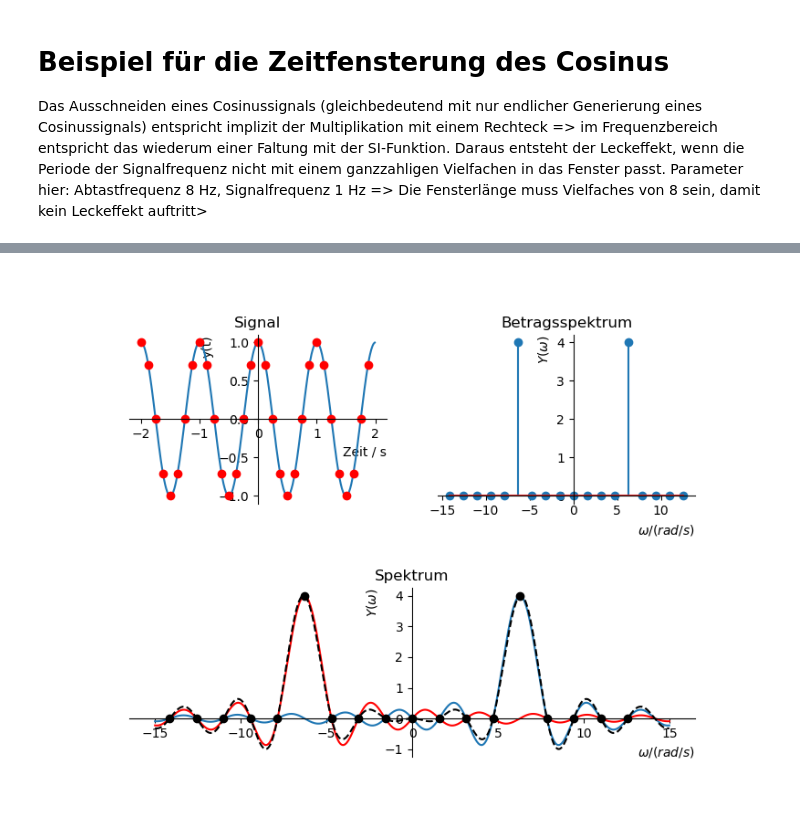
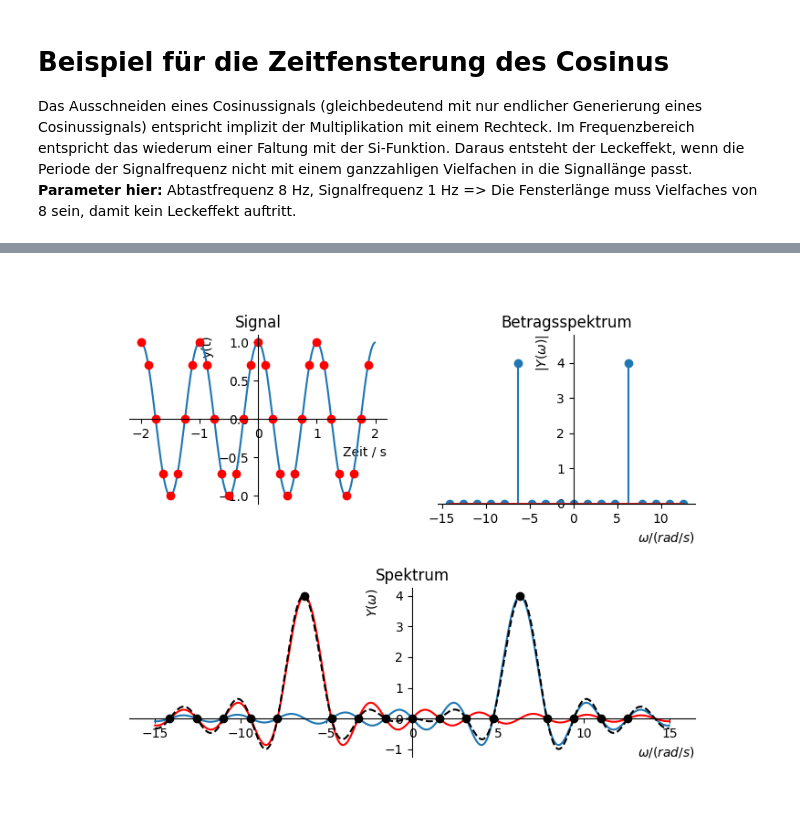
Before and after one commit to bdcodebase/JLdeployments, a Jupyter notebook: content/Leckage.ipynb, the cells around one changed output, grey strips where cells are left out. Saved outputs shown, nothing was run; the diff lists cells and outputs as text; code cells hidden in the pictures.

```diff
--- a/content/Leckage.ipynb
+++ b/content/Leckage.ipynb
@@ -1,7 +1,7 @@
 # %% [markdown]
 # Beispiel für die Zeitfensterung des Cosinus
-Das Ausschneiden eines Cosinussignals (gleichbedeutend mit nur endlicher Generierung eines Cosinussignals) entspricht implizit der Multiplikation mit einem Rechteck => im Frequenzbereich entspricht das wiederum einer Faltung mit der SI-Funktion. Daraus entsteht der Leckeffekt, wenn die Periode der Signalfrequenz nicht mit einem ganzzahligen Vielfachen in das Fenster passt.
-Parameter hier: Abtastfrequenz 8 Hz, Signalfrequenz 1 Hz => Die Fensterlänge muss Vielfaches von 8 sein, damit kein Leckeffekt auftritt>
+Das Ausschneiden eines Cosinussignals (gleichbedeutend mit nur endlicher Generierung eines Cosinussignals) entspricht implizit der Multiplikation mit einem Rechteck. Im Frequenzbereich entspricht das wiederum einer Faltung mit der Si-Funktion. Daraus entsteht der Leckeffekt, wenn die Periode der Signalfrequenz nicht mit einem ganzzahligen Vielfachen in die Signallänge passt.
+**Parameter hier:** Abtastfrequenz 8 Hz, Signalfrequenz 1 Hz => Die Fensterlänge muss Vielfaches von 8 sein, damit kein Leckeffekt auftritt.
 # %%
 """
 Leckage-Demoscript
@@ -70,32 +70,33 @@ def plotdata(N):
     #ax.plot(om, Y1, 'r')
     ax.stem(omd, np.abs(Yd))
     ax.set_xlabel('$\omega / (rad/s)$', loc='right')
-    ax.set_ylabel('$Y(\omega)$', loc='top')
+    ax.set_ylabel('$|Y(\omega)|$', loc='top')
     ax.set_title('Betragsspektrum')
+    ax.set_ylim([0,N*TA*1.2])
     myplotstyle(ax)
 
 
     ax = fig.add_subplot(spec[1,0:2])
     ax.plot(om, Y1)
     ax.plot(om, Y2,'r')
     ax.plot(om, Y, '--k')
     ax.plot(omd,Yd,'ok')
     ax.set_xlabel('$\omega / (rad/s)$',loc='right')
     ax.set_ylabel('$Y(\omega)$',loc='top')
     ax.set_title('Spektrum')
     myplotstyle(ax)
 
     fig.canvas.draw()
 
     ## Interaktion:
 # Definition von Controls:
 Nslider  = widgets.IntSlider(min=10, max=100, step=1, value=32, continuous_update=False, description='N')
 
 #Verknüpfen mit Callback
 out = widgets.interactive_output(plotdata, {'N': Nslider})
 #Anzeigen
 display(Nslider) #, sigtxt, ekcb, out)
 plt.show()
 # %% [output]
 [interactive output not drawn]
-[figure, old version]
+[figure, new version]
```
Also changed, not shown: 1 other file.
